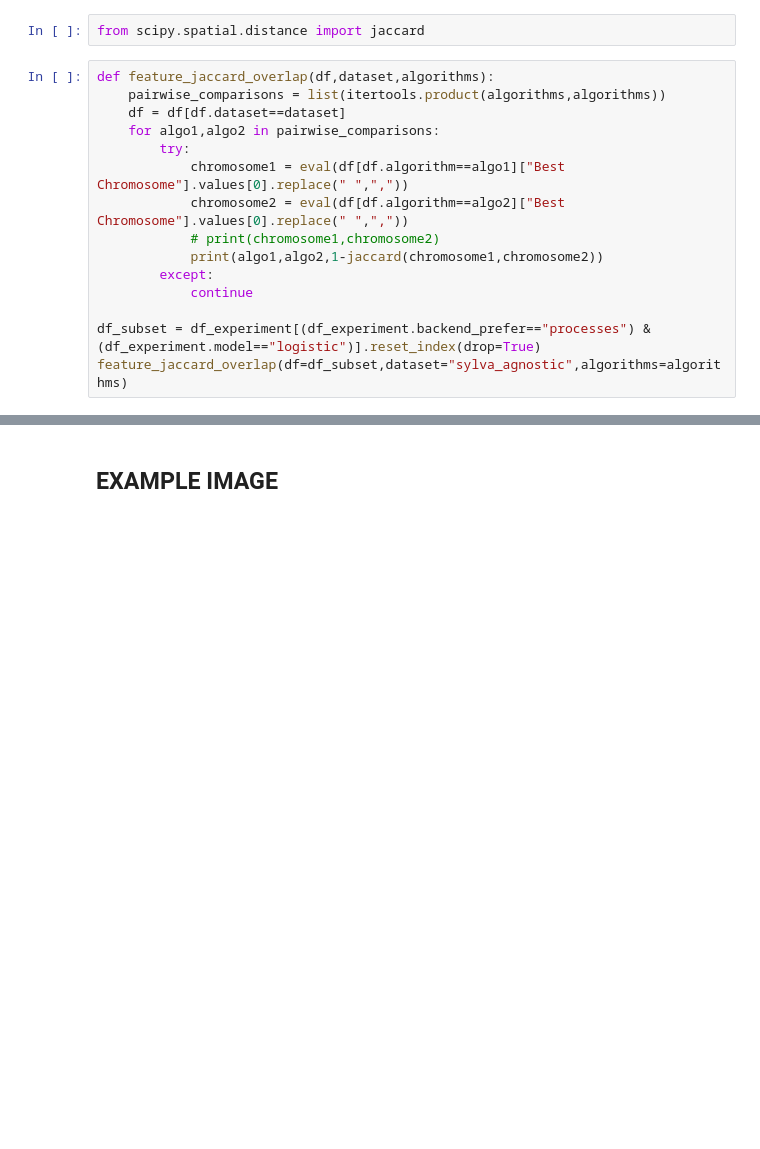
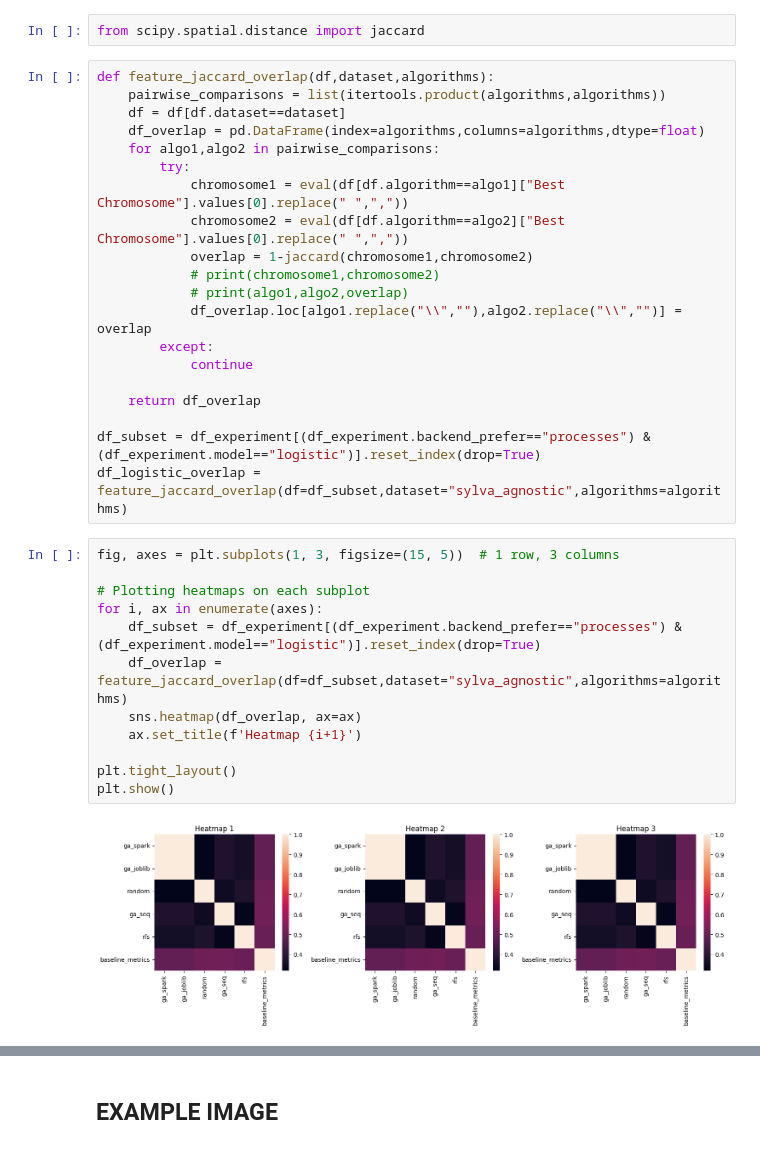
Before and after one commit to nishanthmarer/Genetic_Algorithm_Parallelize, a Jupyter notebook: Compile Results.ipynb, the cells around one changed output, grey strips where cells are left out. Cells and saved outputs as stored; diff of their text form; blank space fills up the shorter version.

```diff
--- a/Compile Results.ipynb
+++ b/Compile Results.ipynb
@@ -260,14 +293,33 @@ from scipy.spatial.distance import jaccard
 def feature_jaccard_overlap(df,dataset,algorithms):
     pairwise_comparisons = list(itertools.product(algorithms,algorithms))
     df = df[df.dataset==dataset]
+    df_overlap = pd.DataFrame(index=algorithms,columns=algorithms,dtype=float)
     for algo1,algo2 in pairwise_comparisons:
         try:
             chromosome1 = eval(df[df.algorithm==algo1]["Best Chromosome"].values[0].replace(" ",","))
             chromosome2 = eval(df[df.algorithm==algo2]["Best Chromosome"].values[0].replace(" ",","))
+            overlap = 1-jaccard(chromosome1,chromosome2)
             # print(chromosome1,chromosome2)
-            print(algo1,algo2,1-jaccard(chromosome1,chromosome2))
+            # print(algo1,algo2,overlap)
+            df_overlap.loc[algo1.replace("\\",""),algo2.replace("\\","")] = overlap
         except:
             continue
 
+    return df_overlap
+
 df_subset = df_experiment[(df_experiment.backend_prefer=="processes") & (df_experiment.model=="logistic")].reset_index(drop=True)
-feature_jaccard_overlap(df=df_subset,dataset="sylva_agnostic",algorithms=algorithms)
+df_logistic_overlap = feature_jaccard_overlap(df=df_subset,dataset="sylva_agnostic",algorithms=algorithms)
+# %%
+fig, axes = plt.subplots(1, 3, figsize=(15, 5))  # 1 row, 3 columns
+
+# Plotting heatmaps on each subplot
+for i, ax in enumerate(axes):
+    df_subset = df_experiment[(df_experiment.backend_prefer=="processes") & (df_experiment.model=="logistic")].reset_index(drop=True)
+    df_overlap = feature_jaccard_overlap(df=df_subset,dataset="sylva_agnostic",algorithms=algorithms)
+    sns.heatmap(df_overlap, ax=ax)
+    ax.set_title(f'Heatmap {i+1}')
+
+plt.tight_layout()
+plt.show()
+# %% [output]
+[figure, added]
```
Also changed, not shown: parts of 16 cells of this notebook, 1 other file.
